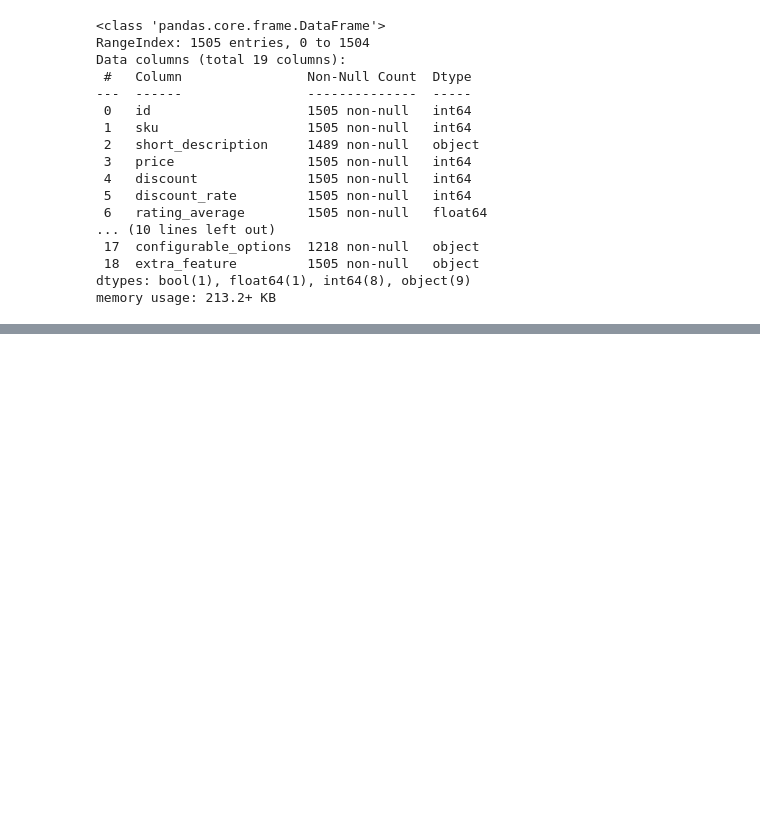
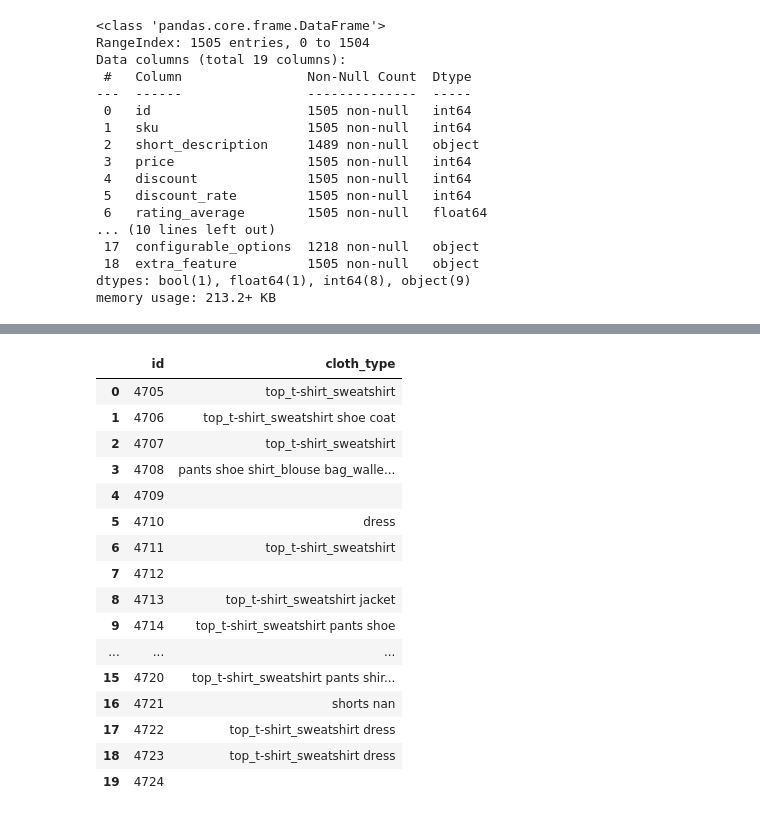
Before and after one commit to truongthuanr/transfer, a Jupyter notebook: 08_SSSMarket_truongthuan_2.ipynb, the cells around one changed output, grey strips where cells are left out. Drawn from its saved outputs; the diff is of its cells as text; code cells hidden in the pictures; blank space fills up the shorter version.

```diff
--- a/08_SSSMarket_truongthuan_2.ipynb
+++ b/08_SSSMarket_truongthuan_2.ipynb
@@ -409,0 +452,20 @@ plt.imshow(data_test[8])
+# %%
+submission.head(20)
+# %% [output]
+|  | id | cloth_type |
+| 0 | 4705 | top_t-shirt_sweatshirt |
+| 1 | 4706 | top_t-shirt_sweatshirt shoe coat |
+| 2 | 4707 | top_t-shirt_sweatshirt |
+| 3 | 4708 | pants shoe shirt_blouse bag_walle... |
+| 4 | 4709 |  |
+| 5 | 4710 | dress |
+| 6 | 4711 | top_t-shirt_sweatshirt |
+| 7 | 4712 |  |
+| 8 | 4713 | top_t-shirt_sweatshirt jacket |
+| 9 | 4714 | top_t-shirt_sweatshirt pants shoe |
+| ... | ... | ... |
+| 15 | 4720 | top_t-shirt_sweatshirt pants shir... |
+| 16 | 4721 | shorts nan |
+| 17 | 4722 | top_t-shirt_sweatshirt dress |
+| 18 | 4723 | top_t-shirt_sweatshirt dress |
+| 19 | 4724 |  |
```
Also changed, not shown: parts of 24 cells of this notebook.
